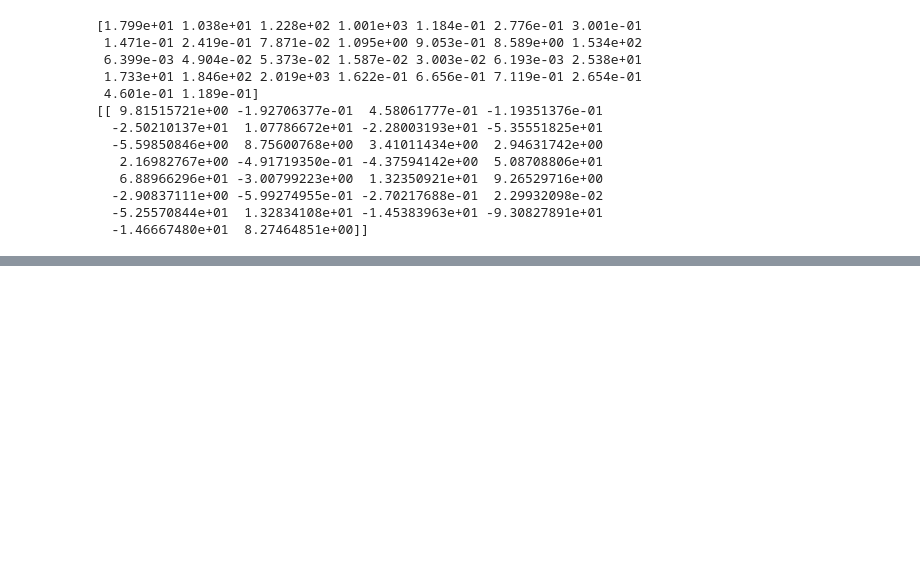
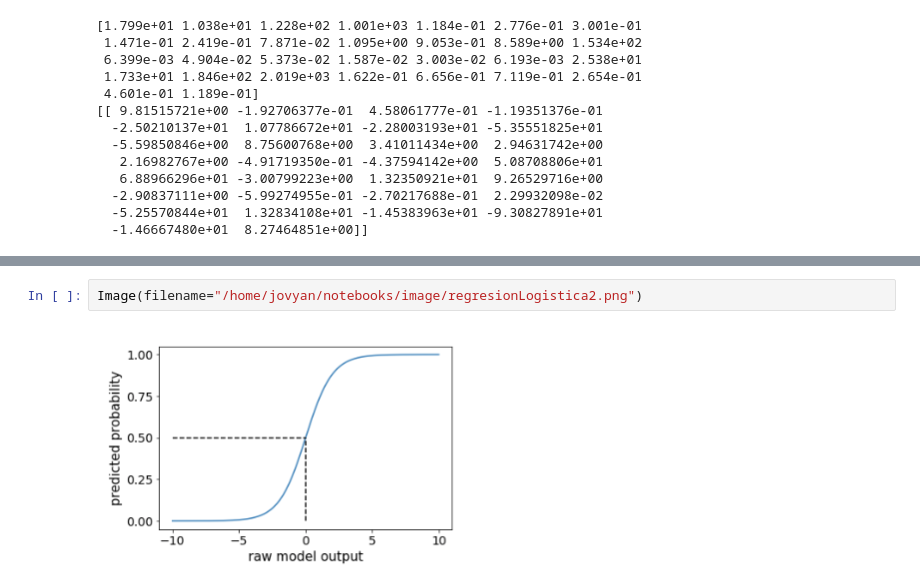
Before and after one commit to soyfode/projects, a Jupyter notebook: ML/03_CLASIFICADORES_LINEALES.ipynb, the cells around one changed output, grey strips where cells are left out. Drawn from its saved outputs; the diff is of its cells as text; blank space fills up the shorter version.

```diff
--- a/ML/03_CLASIFICADORES_LINEALES.ipynb
+++ b/ML/03_CLASIFICADORES_LINEALES.ipynb
@@ -467,0 +581,4 @@ NameError: name 'moviedir' is not defined
+# %%
+Image(filename="/home/jovyan/notebooks/image/regresionLogistica2.png")
+# %% [output]
+[figure, added]
```
Also changed, not shown: parts of 20 cells of this notebook, 2 other files.
